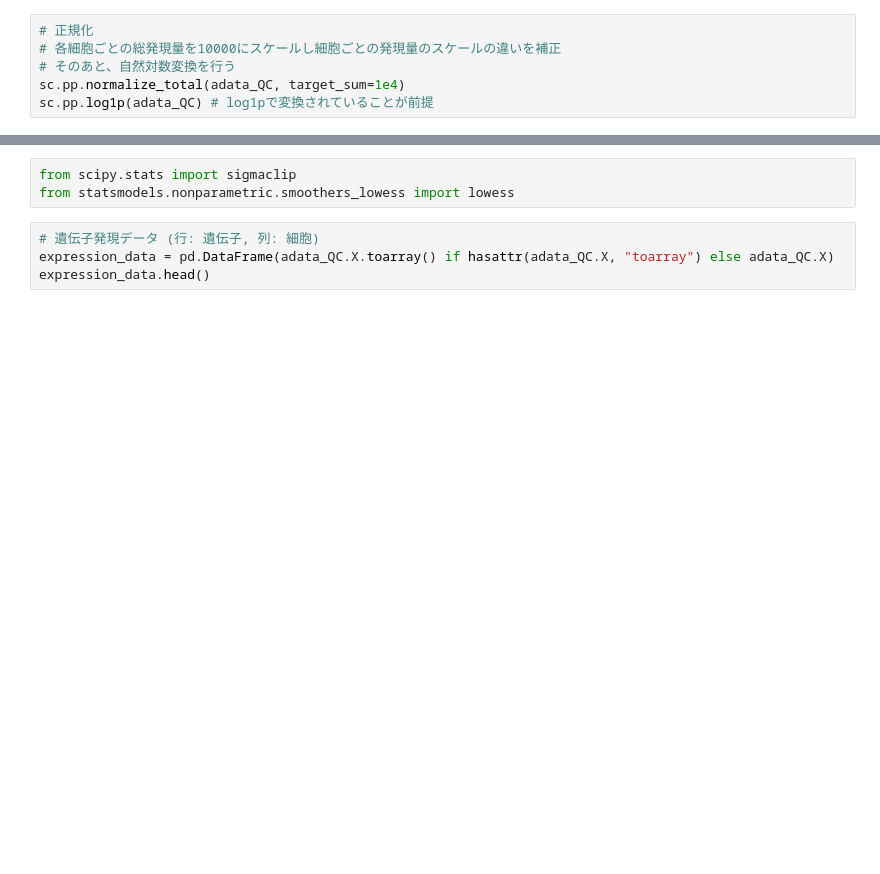
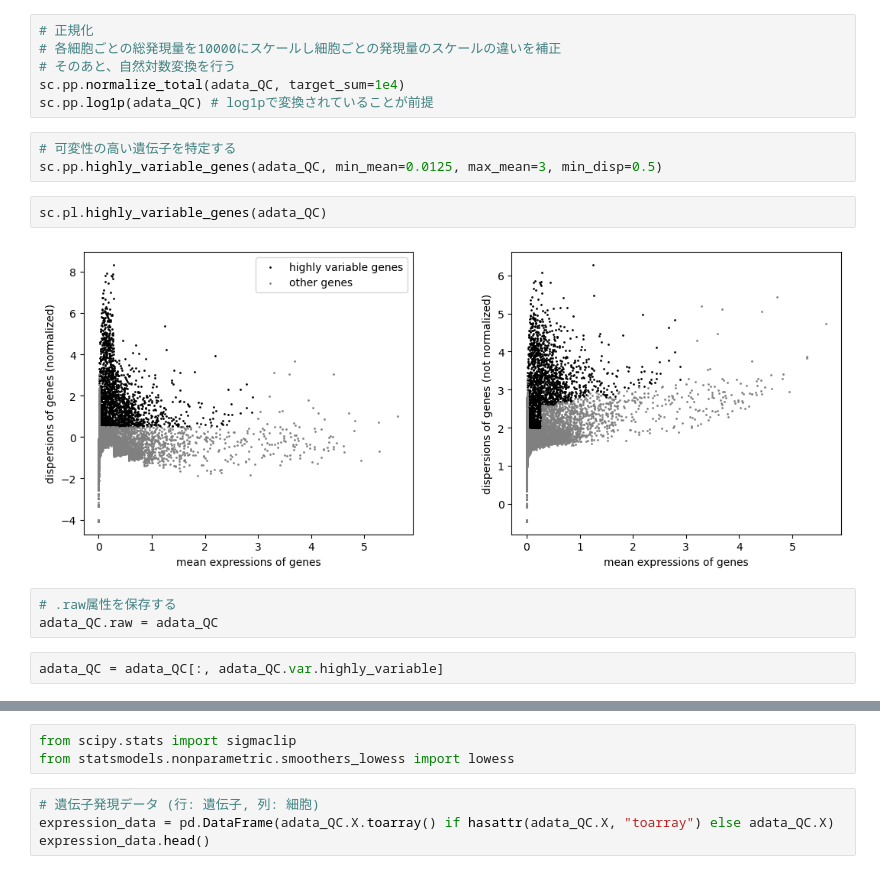
Before and after one commit to nakamin/portfolio4, a Jupyter notebook: 250209_scanpy_scRNA-seq.ipynb, the cells around one changed output, grey strips where cells are left out. Saved outputs shown, nothing was run; the diff lists cells and outputs as text; blank space fills up the shorter version.

```diff
--- a/250209_scanpy_scRNA-seq.ipynb
+++ b/250209_scanpy_scRNA-seq.ipynb
@@ -224,3 +258,15 @@ Index: [5S_rRNA, 7SK, A1BG, A1BG-AS1, A1CF, A2M, A2M-AS1, A2ML1, A2ML1-AS1, A2ML
 # そのあと、自然対数変換を行う
 sc.pp.normalize_total(adata_QC, target_sum=1e4)
 sc.pp.log1p(adata_QC) # log1pで変換されていることが前提
+# %%
+# 可変性の高い遺伝子を特定する
+sc.pp.highly_variable_genes(adata_QC, min_mean=0.0125, max_mean=3, min_disp=0.5)
+# %%
+sc.pl.highly_variable_genes(adata_QC)
+# %% [output]
+[figure, added]
+# %%
+# .raw属性を保存する
+adata_QC.raw = adata_QC
+# %%
+adata_QC = adata_QC[:, adata_QC.var.highly_variable]
```
Also changed, not shown: parts of 31 cells of this notebook, 1 other file.
